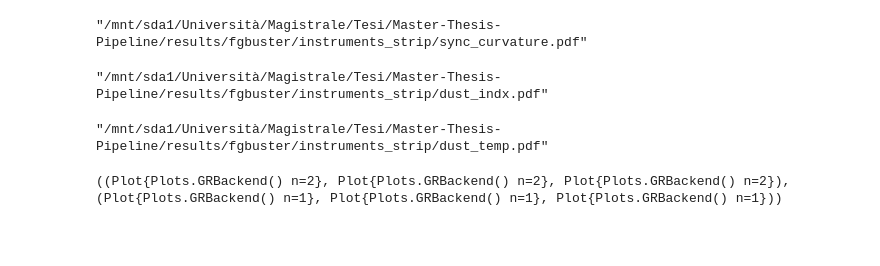
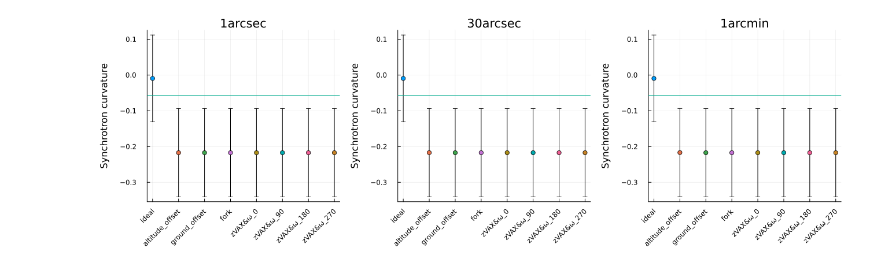
Before and after one commit to teob97/Master-Thesis-Pipeline, a Jupyter notebook: notebooks/fgbuster_plot.ipynb, the cells around one changed output. Drawn from its saved outputs; the diff is of its cells as text; code cells hidden in the pictures; blank space fills up the shorter version.

```diff
--- a/notebooks/fgbuster_plot.ipynb
+++ b/notebooks/fgbuster_plot.ipynb
@@ -47,31 +61,16 @@ savefig("../results/fgbuster/instruments_strip/sync_indx.pdf")
 # %%
-scatter(["ideal"], [ideal["x"][4]], yerr = sqrt.(diag(ideal["Sigma"]))[3], legend = false, xrotation = 90, bottom_margin = 6Plots.mm)
-for i in labels
-    scatter!([i], [data[i]["x"][4]], yerr = sqrt.(diag(data[i]["Sigma"]))[3])
+plots = []
+for e in error
+    a = scatter(["ideal"], [data[experiment][e]["ideal"]["x"][4]], yerr = sqrt.(diag(data[experiment][e]["ideal"]["Sigma"]))[4], legend = false)
+    for i in labels
+        a = scatter!([i], [data[experiment][e][i]["x"][4]], yerr = sqrt.(diag(data[experiment][e][i]["Sigma"]))[4])
+    end
+    a = hline!([-0.057], label = "PySM value")
+    a = title!(e)
+    push!(plots, a)
 end
+plot(plots..., size = (1300, 400), layout=(1,3), xrotation=45, bottom_margin = 11Plots.mm, left_margin = 7Plots.mm, link=:y)
 yaxis!("Synchrotron curvature")
-savefig("../results/fgbuster/instruments_strip/sync_curvature.pdf")
+#savefig("../results/fgbuster/"*instrument*"/sync_indx.pdf")
 # %% [output]
-"/mnt/sda1/Università/Magistrale/Tesi/Master-Thesis-Pipeline/results/fgbuster/instruments_strip/sync_curvature.pdf"
+[figure, added]
-# %%
-scatter(["ideal"], [ideal["x"][1]], yerr = sqrt.(diag(ideal["Sigma"]))[1], legend = false, xrotation = 90, bottom_margin = 6Plots.mm)
-for i in labels
-    scatter!([i], [data[i]["x"][1]], yerr = sqrt.(diag(data[i]["Sigma"]))[1])
-end
-yaxis!("Dust beta index")
-savefig("../results/fgbuster/instruments_strip/dust_indx.pdf")
-# %% [output]
-"/mnt/sda1/Università/Magistrale/Tesi/Master-Thesis-Pipeline/results/fgbuster/instruments_strip/dust_indx.pdf"
-# %%
-scatter(["ideal"], [ideal["x"][2]], yerr = sqrt.(diag(ideal["Sigma"]))[2], legend = false, xrotation = 90, bottom_margin = 6Plots.mm)
-for i in labels
-    scatter!([i], [data[i]["x"][2]], yerr = sqrt.(diag(data[i]["Sigma"]))[2])
-end
-yaxis!("Dust temperature [K]")
-savefig("../results/fgbuster/instruments_strip/dust_temp.pdf")
-# %% [output]
-"/mnt/sda1/Università/Magistrale/Tesi/Master-Thesis-Pipeline/results/fgbuster/instruments_strip/dust_temp.pdf"
-# %%
-a = get_map_and_hist(ideal, "Q", 64)
-# %% [output]
-((Plot{Plots.GRBackend() n=2}, Plot{Plots.GRBackend() n=2}, Plot{Plots.GRBackend() n=2}), (Plot{Plots.GRBackend() n=1}, Plot{Plots.GRBackend() n=1}, Plot{Plots.GRBackend() n=1}))
```
Also changed, not shown: parts of 10 cells of this notebook, 9 other files.
